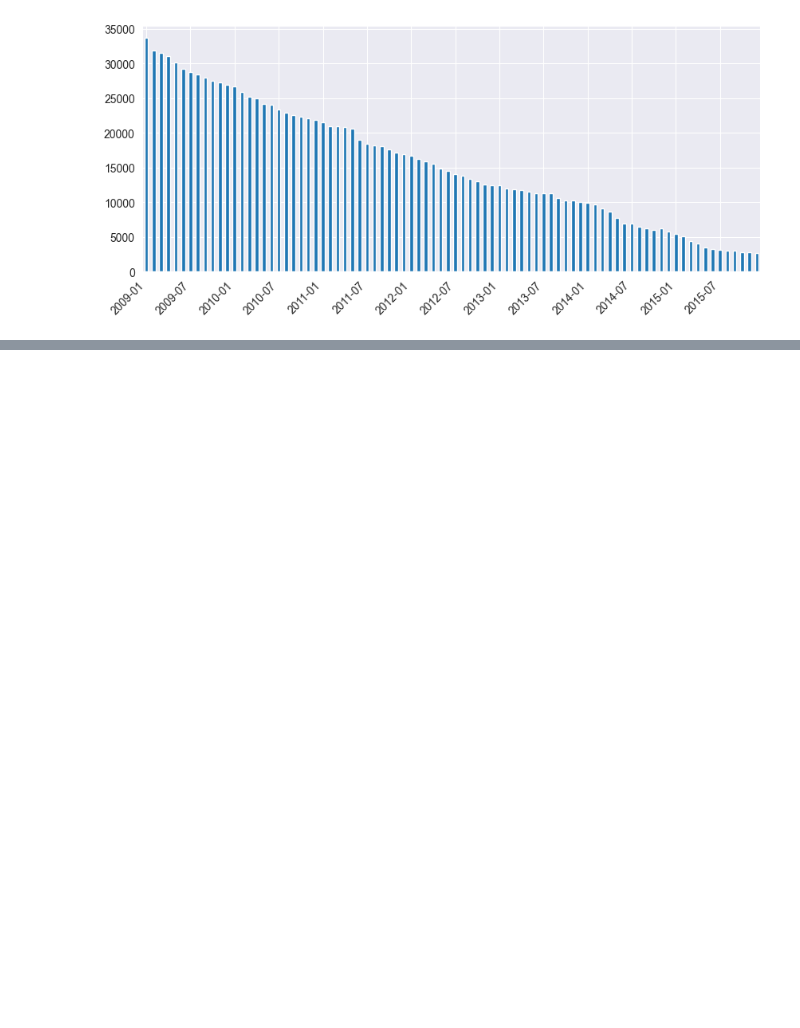
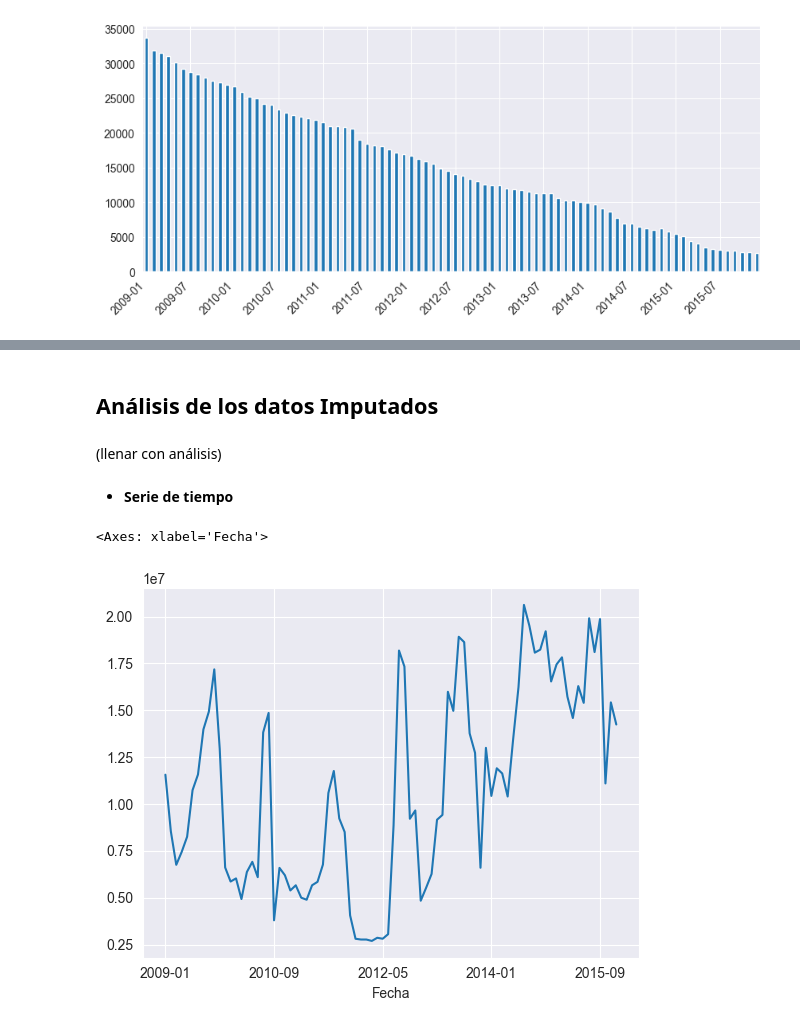
Before and after one commit to AlejandroChicaizaBMV/Proyecto_MN, a Jupyter notebook: proyecto.ipynb, the cells around one changed output, grey strips where cells are left out. Cells and saved outputs as stored; diff of their text form; code cells hidden in the pictures; blank space fills up the shorter version.

```diff
--- a/proyecto.ipynb
+++ b/proyecto.ipynb
@@ -119,0 +227,15 @@ Length of 3 groups: (Non-NA Group, Edge-NA Group, Interupted Group) = (141205, 3
+# %% [markdown]
+## Análisis de los datos Imputados
+# %% [markdown]
+(llenar con análisis)
+# %% [markdown]
+* **Serie de tiempo**
+# %%
+df_datos_imputados = pd.read_csv('./datos_imputados.csv')
+# %%
+df_long = df_datos_imputados.melt(var_name='Fecha', value_name='Consumo')
+# %%
+df_long.groupby('Fecha')['Consumo'].sum().plot()
+# %% [output]
+<Axes: xlabel='Fecha'>
+[figure, added]
```
Also changed, not shown: parts of 26 cells of this notebook, 1 other file.
